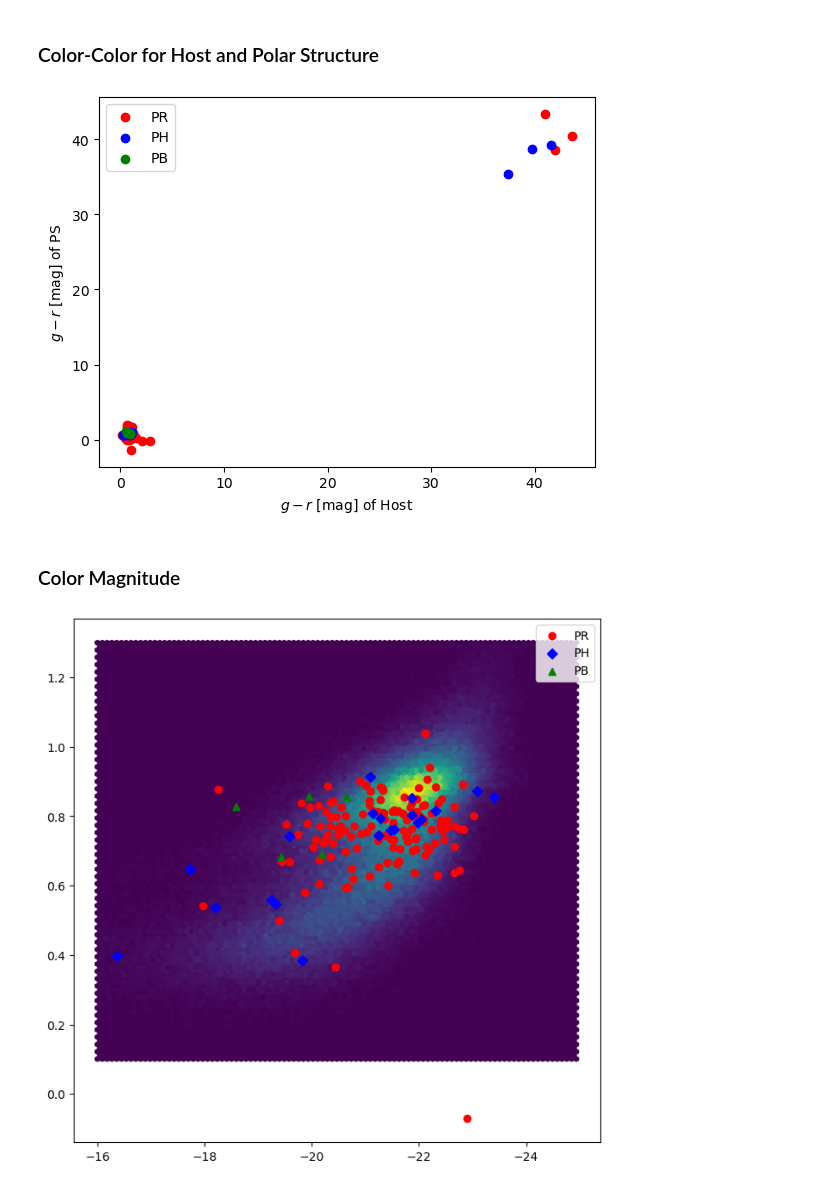
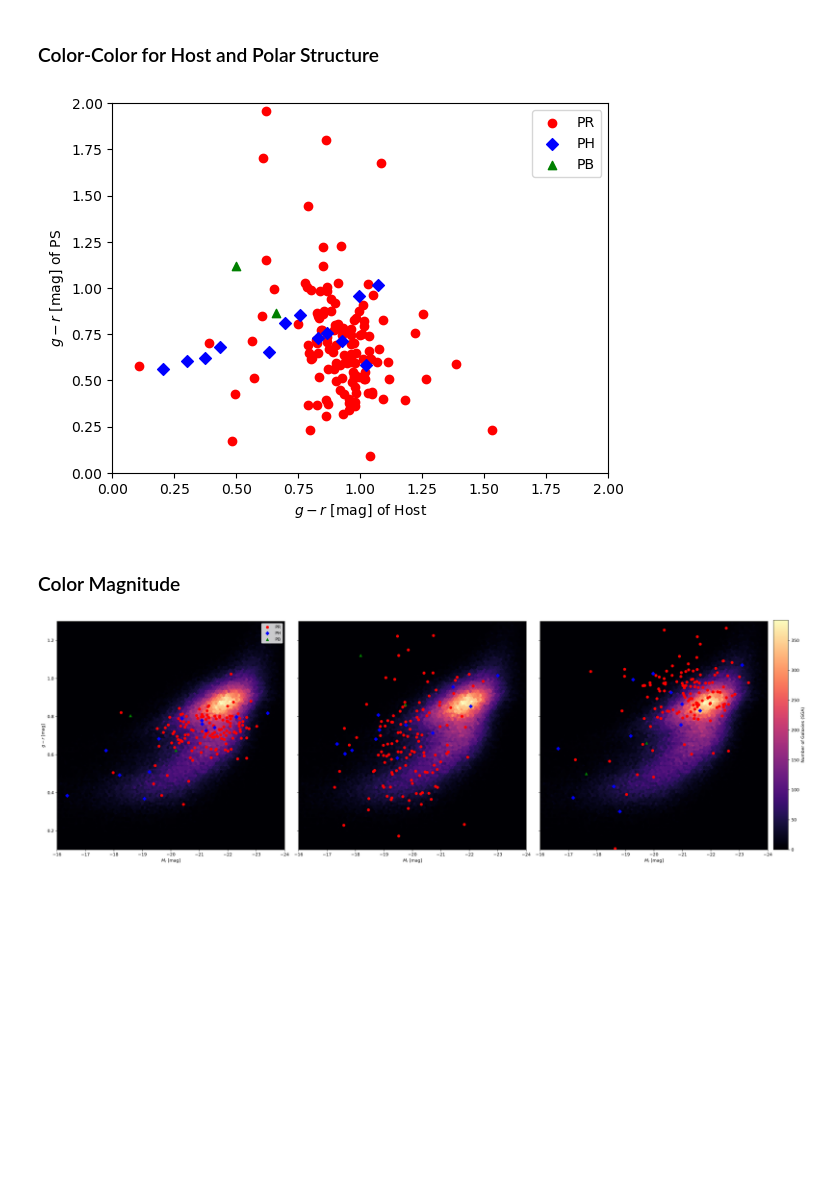
Before and after one commit to rpsmith4/photometric-decomp-analysis, a Jupyter notebook: fitresults/plot_parameters.ipynb, the cells around one changed output. Saved outputs shown, nothing was run; the diff lists cells and outputs as text; code cells hidden in the pictures; blank space fills up the shorter version.

```diff
--- a/fitresults/plot_parameters.ipynb
+++ b/fitresults/plot_parameters.ipynb
@@ -49,6 +49,14 @@ for root, dirs, files in structure:
 
 fit_type = "2_sersic"
 
+galaxy_names = [os.path.basename(galaxy[0]) for galaxy in galaxies]
+galaxy_name_counts = dict.fromkeys(galaxy_names, 0)
+for galaxy_name in galaxy_names:
+    galaxy_name_counts[galaxy_name] += 1
+for galaxy_name in galaxy_name_counts.keys():
+    if galaxy_name_counts[galaxy_name] > 1:
+        print(galaxy_name)
+
 all_results =  get_all_results(galaxies, bands, fit_type, galmarks)
 total_fit = len(all_results.groups.indices)-1
 
@@ -520,11 +589,11 @@ fig = plt.Figure(dpi=dpi)
 ngals = np.size(np.unique(all_results["Galaxy Name"]))
 
 r = (-2, 3)
-step = 0.3
+step = 0.1
 bins = np.arange(r[0], r[1]+step, step) * u.ABmag
 
 sgaval, bins = np.histogram(sga_col, bins=bins)
-plt.stairs(sgaval/len(SGAtable), edges=bins, color="grey", edgecolor="orange", ls="-", label=f"SGA", linewidth=linewidth, fill=True, alpha=1)
+plt.stairs(sgaval/np.sum(sgaval), edges=bins, color="grey", edgecolor="orange", ls="-", label=f"SGA", linewidth=linewidth, fill=True, alpha=1)
 
 baseline_host = np.zeros(np.size(bins)-1)
 baseline_polar = np.zeros(np.size(bins)-1)
@@ -547,6 +616,7 @@ for gal_type in gal_types:
 
 plt.xlabel(r"$g-r$ [mag]")
 plt.ylabel("Fraction of Sample")
+plt.xlim([-0.5, 2])
 plt.legend()
 plt.show()
 # %% [output]
@@ -619,16 +739,16 @@ for gal_type in gal_types:
     # plt.stairs(hostval/ngals+baseline_host,baseline=baseline_host, edges=bins, color=type_colors[gal_type], edgecolor="black", ls=type_ls[gal_type], label=f"{gal_type} (Host)", linewidth=linewidth, fill=True, alpha=0.6, hatch="X")
     # baseline_host += hostval/ngals
 
-    plt.scatter(host_col["G-R"], polar_col["G-R"], label=gal_type, color=type_colors[gal_type])
+    plt.scatter(host_col["G-R"], polar_col["G-R"], label=gal_type, color=type_colors[gal_type], marker=type_marker[gal_type])
 
 plt.xlabel(r"$g-r$ [mag] of Host")
 plt.ylabel(r"$g-r$ [mag] of PS")
-# plt.xlim([0,3])
-# plt.ylim([0,3])
+plt.xlim([0,2])
+plt.ylim([0,2])
 plt.legend()
 plt.show()
 # %% [output]
-[figure, old version]
+[figure, new version]
 # %% [markdown]
 ### Color Magnitude
 # %%
@@ -651,24 +767,44 @@ type_marker = {
 # %%
-fig = plt.figure(figsize=(8,8), dpi=100)
-
+# fig = plt.figure(figsize=(8,8), dpi=100)
+fig, ax = plt.subplots(1,3, figsize=(24,8), dpi=dpi, sharey='all', layout="constrained")
 
 m = (SGAtable["Z_LEDA"] > 0) & (SGAtable["R_MAG_SB26"] != -1)
 m2 = (SGAtable["Z_LEDA"] > 0) & (SGAtable["G_MAG_SB26"] != -1)
 m3 = (SGAtable["R_ABSMAG_SB26"] < -16) & (SGAtable["R_ABSMAG_SB26"] > -25) & (sga_col > 0.1) & (sga_col < 1.3)
 
-plt.hexbin(SGAtable["R_ABSMAG_SB26"][m & m3], sga_col[m & m3], gridsize=100)
+# plt.hexbin(SGAtable["R_ABSMAG_SB26"][m & m3], sga_col[m & m3], gridsize=100, cmap="gray_r", norm=matplotlib.colors.LogNorm())
+
+for i in range(3):
+    ax[i].set_xlabel(r"$M_r$ [mag]")
+    ax[i].xaxis.set_inverted(True)
+    ax[i].set_xlim([-16, -24])
+    ax[i].set_ylim([0.1, 1.3])
+    hexbin = ax[i].hexbin(SGAtable["R_ABSMAG_SB26"][m & m3], sga_col[m & m3], gridsize=100, cmap="magma")#, norm=matplotlib.colors.LogNorm())
 
 for gal_type in gal_types:
-    m = (band_group["band"] == "r")
-    m2 = (band_group["Galaxy Type"] == gal_type)
-    plt.scatter(band_group["Abs Mag"][m & m2], band_group_col["G-R"][band_group_col["Galaxy Type"] == gal_type], color=type_colors[gal_type], label=gal_type, marker=type_marker[gal_type])
+    m4 = (band_group["band"] == "r")
+    m5 = (band_group["Galaxy Type"] == gal_type)
+    ax[0].scatter(band_group["Abs Mag"][m4 & m5], band_group_col["G-R"][band_group_col["Galaxy Type"] == gal_type], color=type_colors[gal_type], label=gal_type, marker=type_marker[gal_type])
+
+    ax[1].scatter(all_results["Abs Mag Corr"][(all_results["band"] == "r") & (all_results["Galaxy Type"] == gal_type) & (all_results["Function Label"] == "Polar")], gal_col["G-R"][(gal_col["Galaxy Type"] == gal_type) & (gal_col["Function Label"] == "Polar")],
+                  color=type_colors[gal_type], label=gal_type, marker=type_marker[gal_type])
+
+    ax[2].scatter(all_results["Abs Mag Corr"][(all_results["band"] == "r") & (all_results["Galaxy Type"] == gal_type) & (all_results["Function Label"] == "Host")], gal_col["G-R"][(gal_col["Galaxy Type"] == gal_type) & (gal_col["Function Label"] == "Host")],
+                  color=type_colors[gal_type], label=gal_type, marker=type_marker[gal_type])
 
 # plt.scatter(all_results["Abs Mag Corr"])
-# # plt.xlim([-15, -25])
-# # plt.ylim([0.2, 1.2])
-ax = plt.gca()
-ax.xaxis.set_inverted(True)
-plt.legend()
+# plt.xlim([-15, -25])
+# plt.ylim([0.2, 1.2])
+# ax = plt.gca()
+
+# cb_ax = fig.add_axes([.91,.124,.04,.754])
+cb_ax = fig.add_axes([1,0.06,.02,1-0.06])
+fig.colorbar(hexbin,orientation='vertical',cax=cb_ax, label="Number of Galaxies (SGA)")
+# plt.colorbar(label="Number of Galaxies (SGA)", mappable=hexbin)
+
+ax[0].legend()
+ax[0].set_ylabel(r"$g-r$ [mag]")
+# plt.tight_layout()
 plt.show()
 # %% [output]
-[figure, old version]
+[figure, new version]
```
Also changed, not shown: parts of 26 cells of this notebook.
